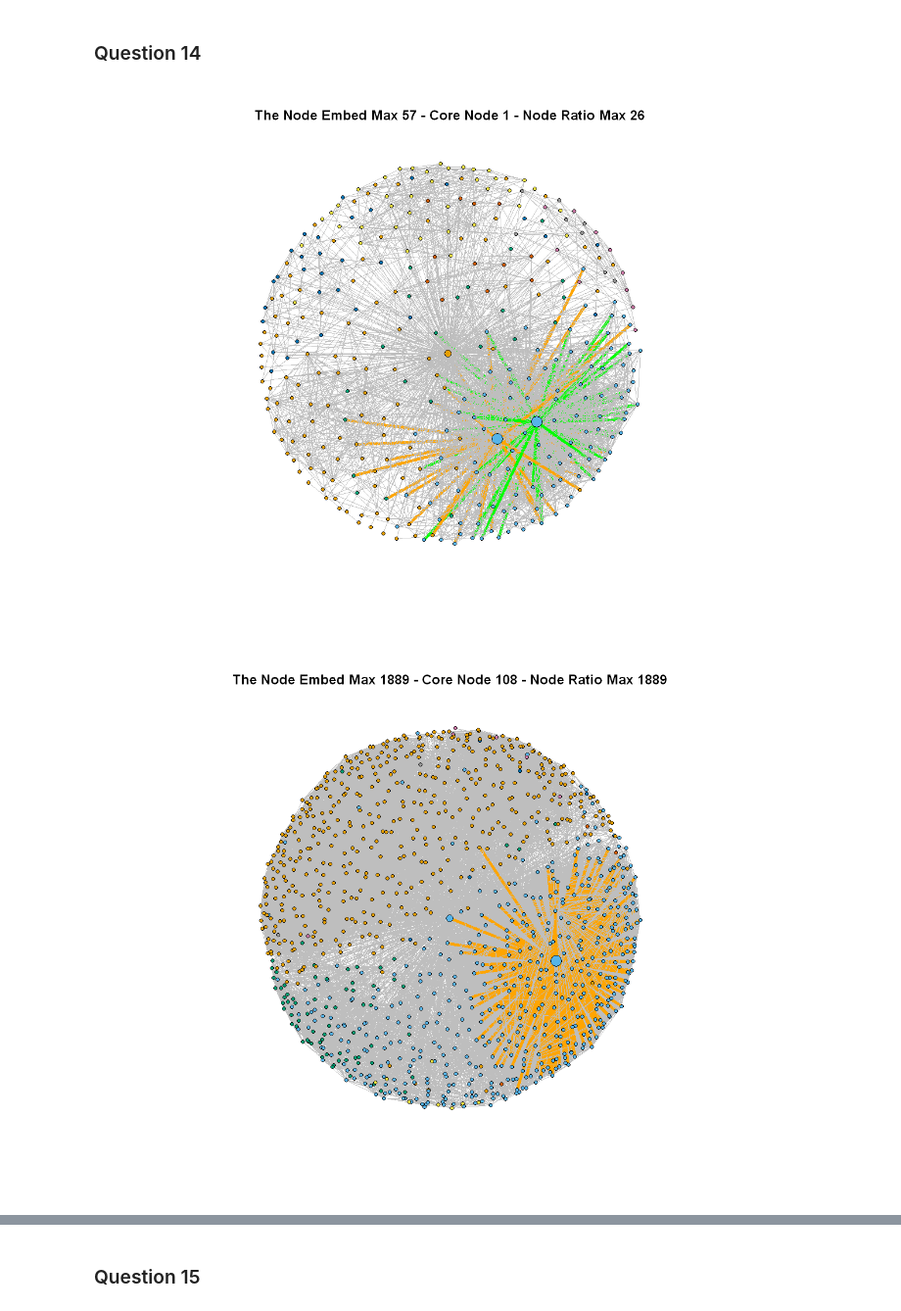
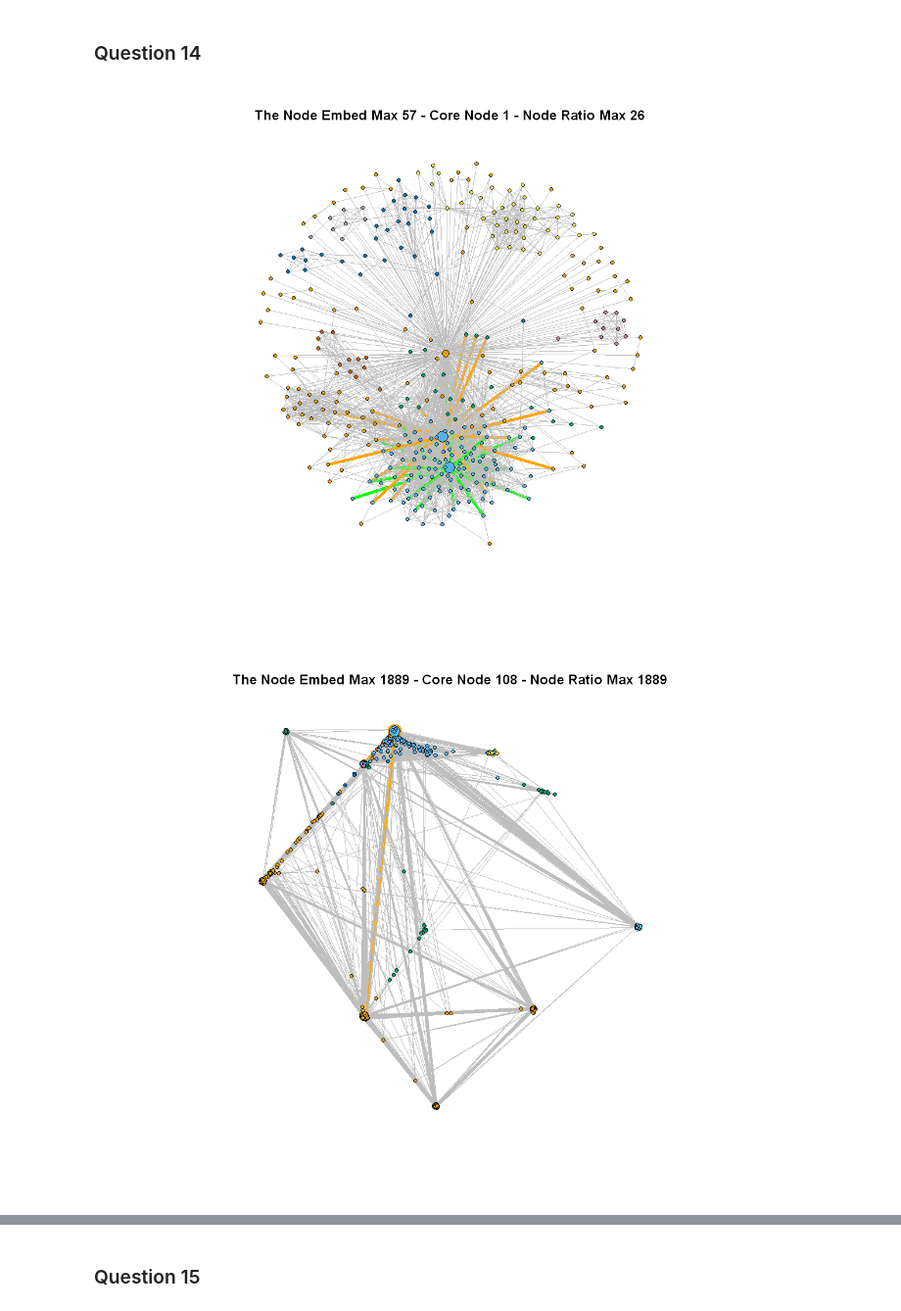
Before and after one commit to mlpotter/ECENGR232E-80, a Jupyter notebook: project_2/project2_mlp_R.ipynb, the cells around one changed output, grey strips where cells are left out. Shown at 98% size. Saved outputs shown, nothing was run; the diff lists cells and outputs as text; code cells hidden in the pictures.

```diff
--- a/project_2/project2_mlp_R.ipynb
+++ b/project_2/project2_mlp_R.ipynb
@@ -364,7 +378,7 @@ get_embeddedness <- function(g,corenode){
     embed <- degree(g)[-which.max(V(g)$name==corenode)]-1
 
 
-    max_embed_node <- (V(g)[-which.max(V(g)$name==corenode)]$name)[which.max(embed)]
+    max_embed_node <- (V(g)$name[-which.max(V(g)$name==corenode)])[which.max(embed)]
 
     return(list(embed,max_embed_node))
 }
@@ -409,7 +423,9 @@ for (i in seq_along(node_ids)){
     filename <- paste("images\\Question12",corenode,"embed",".png",sep="_")
     p<-ggplot() +
          geom_histogram(aes(x=embed),color="black", fill="blue",binwidth=5) +
-         labs(title="Embedding Histogram") + xlab("Embedding") + ylab("Count")
+         labs(title="Embedding Histogram") + xlab("Embedding") + ylab("Count") +
+    theme(text = element_text(size=25))
+
     options(repr.plot.width=10, repr.plot.height=8)
     plot(p)
     dev.copy(png,filename,width = 600, height = 600)
@@ -418,7 +434,9 @@ for (i in seq_along(node_ids)){
     filename <- paste("images\\Question12",corenode,"disp",".png",sep="_")
     p<-ggplot() +
          geom_histogram(aes(x=disp),color="black", fill="blue",binwidth=5) +
-         labs(title="Dispersion Histogram") + xlab("Dispersion") + ylab("Count")
+         labs(title="Dispersion Histogram") + xlab("Dispersion") + ylab("Count") +
+        theme(text = element_text(size=25))
+
     options(repr.plot.width=10, repr.plot.height=8)
     plot(p)
     dev.copy(png,filename,width = 600, height = 600)
@@ -488,7 +506,7 @@ for (i in seq_along(node_ids)){
 # %%
 for (i in seq_along(node_ids)){
     subgraph <- subgraphs[[i]]
-    layout <- layouts[[i]]
+    #layout <- layouts[[i]]
 
     V(subgraph)$ratio <- V(subgraph)$disp/V(subgraph)$embed
     V(subgraph)$ratio[is.infinite(V(subgraph)$ratio)] <- 0
@@ -505,33 +523,33 @@ for (i in seq_along(node_ids)){
     edge_list <- get.edgelist(subgraph, names=TRUE)
     incident_edges_embd <- which(edge_list[,1] == embd_max_node[i] |
                             edge_list[,2] == embd_max_node[i])
     edge_color[incident_edges_embd] <- "green"
     edge_width[incident_edges_embd] <- 4
 
     incident_edges_ratio <- which(edge_list[,1] == max_ratio_node |
                             edge_list[,2] == max_ratio_node)
     edge_color[incident_edges_ratio] <- 'orange'
     edge_width[incident_edges_ratio] <- 4
 
     vertex_size <- rep(2,vcount(subgraph))
     vertex_size[V(subgraph)$name == embd_max_node[i]] <- 6
     vertex_size[V(subgraph)$name == node_ids[i]] <- 4
     vertex_size[V(subgraph)$name == max_ratio_node] <- 6
 
     title_string <- sprintf("The Node Embed Max %.0f - Core Node %0.f - Node Ratio Max %.0f",embd_max_node[i],node_ids[i],max_ratio_node)
     filename <- paste("images\\Question14",node_ids[i],".png",sep="_")
 
     plot(subgraph,
          vertex.label = NA,
-         layout = layout,
+         #layout = layout,
          edge.width = edge_width,
          edge.color = edge_color,
          vertex.size=vertex_size,
         vertex.color=fg_cluster$membership,
         main=title_string)
     dev.copy(png,filename,width = 600, height = 600)
     dev.off()
 }
 # %% [output]
-[figure, old version]
+[figure, new version]
-[figure, old version]
+[figure, new version]
```
Also changed, not shown: parts of 11 cells of this notebook.
